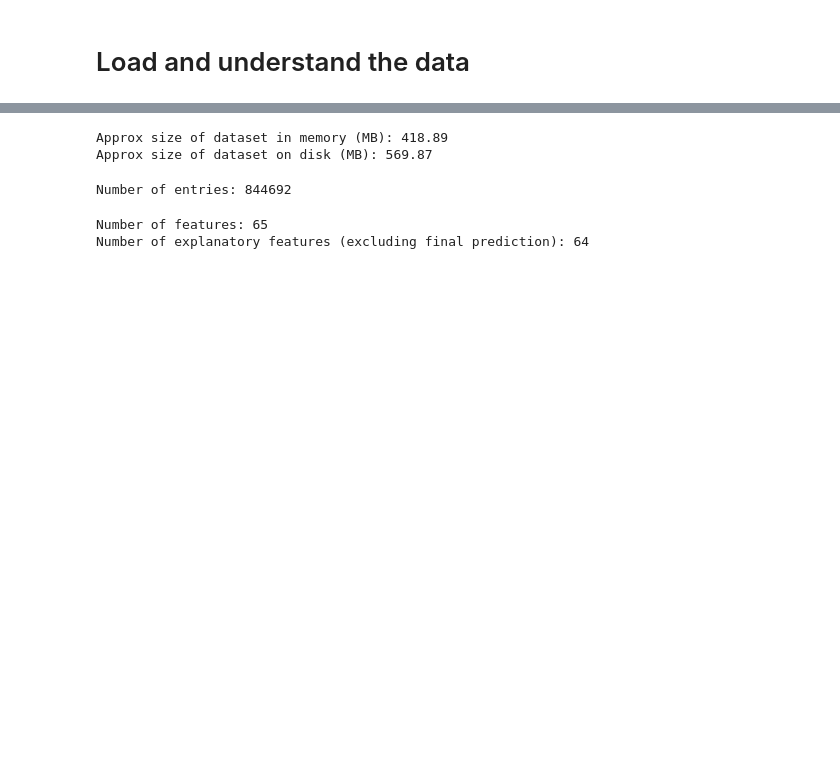
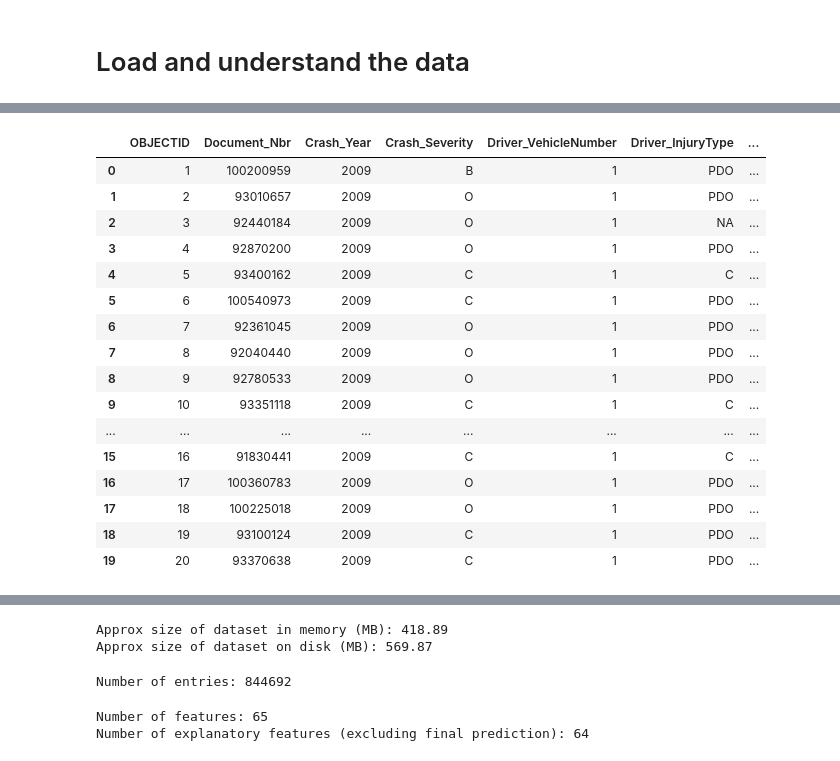
Before and after one commit to IdeaKing/ml4va, a Jupyter notebook: 01_data_experiments.ipynb, the cells around one changed output, grey strips where cells are left out. Cells and saved outputs as stored; diff of their text form; code cells hidden in the pictures; blank space fills up the shorter version.

```diff
--- a/01_data_experiments.ipynb
+++ b/01_data_experiments.ipynb
@@ -34,3 +55,23 @@ data.head(10)
+# %%
+data.head(20)
+# %% [output]
+|  | OBJECTID | Document_Nbr | Crash_Year | Crash_Severity | Driver_VehicleNumber | Driver_InjuryType | ... |
+| 0 | 1 | 100200959 | 2009 | B | 1 | PDO | ... |
+| 1 | 2 | 93010657 | 2009 | O | 1 | PDO | ... |
+| 2 | 3 | 92440184 | 2009 | O | 1 | NA | ... |
+| 3 | 4 | 92870200 | 2009 | O | 1 | PDO | ... |
+| 4 | 5 | 93400162 | 2009 | C | 1 | C | ... |
+| 5 | 6 | 100540973 | 2009 | C | 1 | PDO | ... |
+| 6 | 7 | 92361045 | 2009 | O | 1 | PDO | ... |
+| 7 | 8 | 92040440 | 2009 | O | 1 | PDO | ... |
+| 8 | 9 | 92780533 | 2009 | O | 1 | PDO | ... |
+| 9 | 10 | 93351118 | 2009 | C | 1 | C | ... |
+| ... | ... | ... | ... | ... | ... | ... | ... |
+| 15 | 16 | 91830441 | 2009 | C | 1 | C | ... |
+| 16 | 17 | 100360783 | 2009 | O | 1 | PDO | ... |
+| 17 | 18 | 100225018 | 2009 | O | 1 | PDO | ... |
+| 18 | 19 | 93100124 | 2009 | C | 1 | PDO | ... |
+| 19 | 20 | 93370638 | 2009 | C | 1 | PDO | ... |
 # %%
 data.info()
 # %% [output]
```
Also changed, not shown: parts of 14 cells of this notebook.
